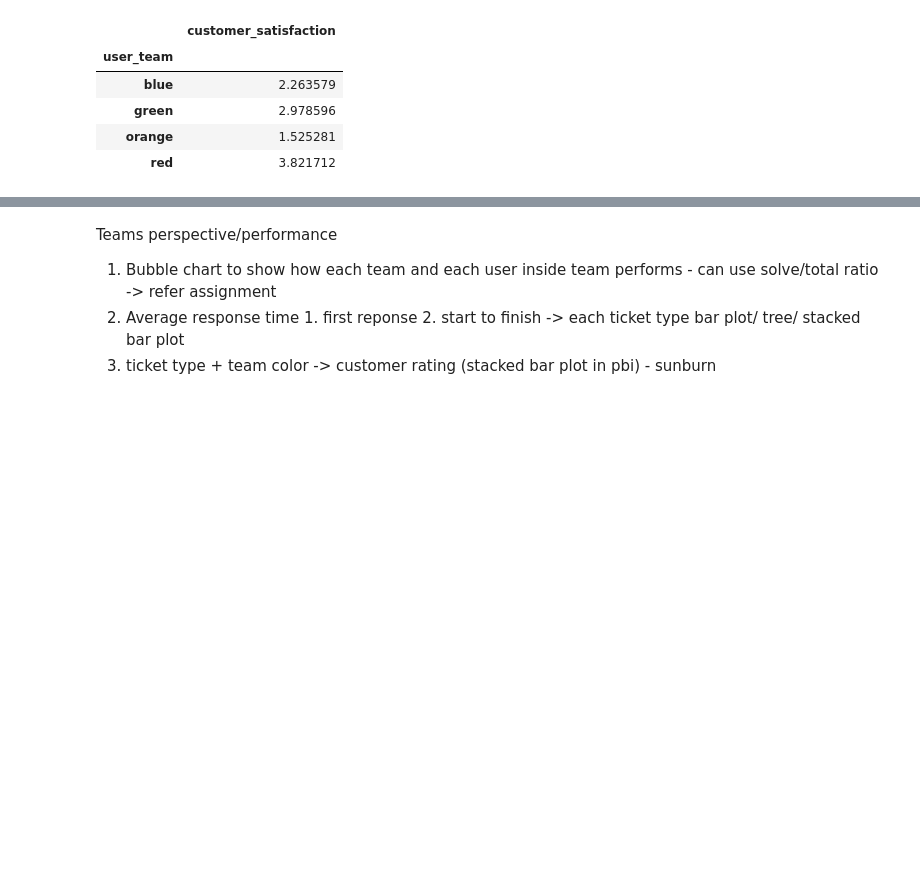
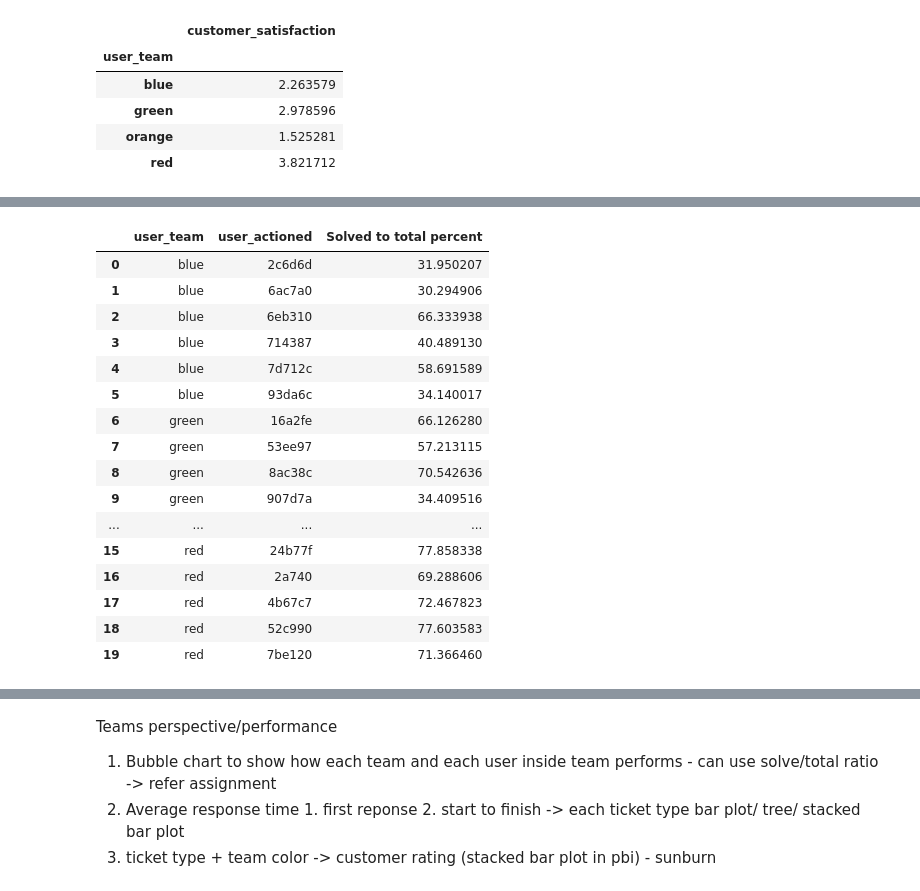
Before and after one commit to hiimani28/DVproject1, a Jupyter notebook: eda.ipynb, the cells around one changed output, grey strips where cells are left out. Saved outputs shown, nothing was run; the diff lists cells and outputs as text; code cells hidden in the pictures; blank space fills up the shorter version.

```diff
--- a/eda.ipynb
+++ b/eda.ipynb
@@ -362,0 +421,22 @@ live
+# %%
+selected_col = ['user_team', 'user_actioned', 'Solved to total percent']
+employee_team_effeciency = df_employee_status[selected_col].copy()
+employee_team_effeciency
+# %% [output]
+|  | user_team | user_actioned | Solved to total percent |
+| 0 | blue | 2c6d6d | 31.950207 |
+| 1 | blue | 6ac7a0 | 30.294906 |
+| 2 | blue | 6eb310 | 66.333938 |
+| 3 | blue | 714387 | 40.489130 |
+| 4 | blue | 7d712c | 58.691589 |
+| 5 | blue | 93da6c | 34.140017 |
+| 6 | green | 16a2fe | 66.126280 |
+| 7 | green | 53ee97 | 57.213115 |
+| 8 | green | 8ac38c | 70.542636 |
+| 9 | green | 907d7a | 34.409516 |
+| ... | ... | ... | ... |
+| 15 | red | 24b77f | 77.858338 |
+| 16 | red | 2a740 | 69.288606 |
+| 17 | red | 4b67c7 | 72.467823 |
+| 18 | red | 52c990 | 77.603583 |
+| 19 | red | 7be120 | 71.366460 |
```
Also changed, not shown: parts of 13 cells of this notebook.
